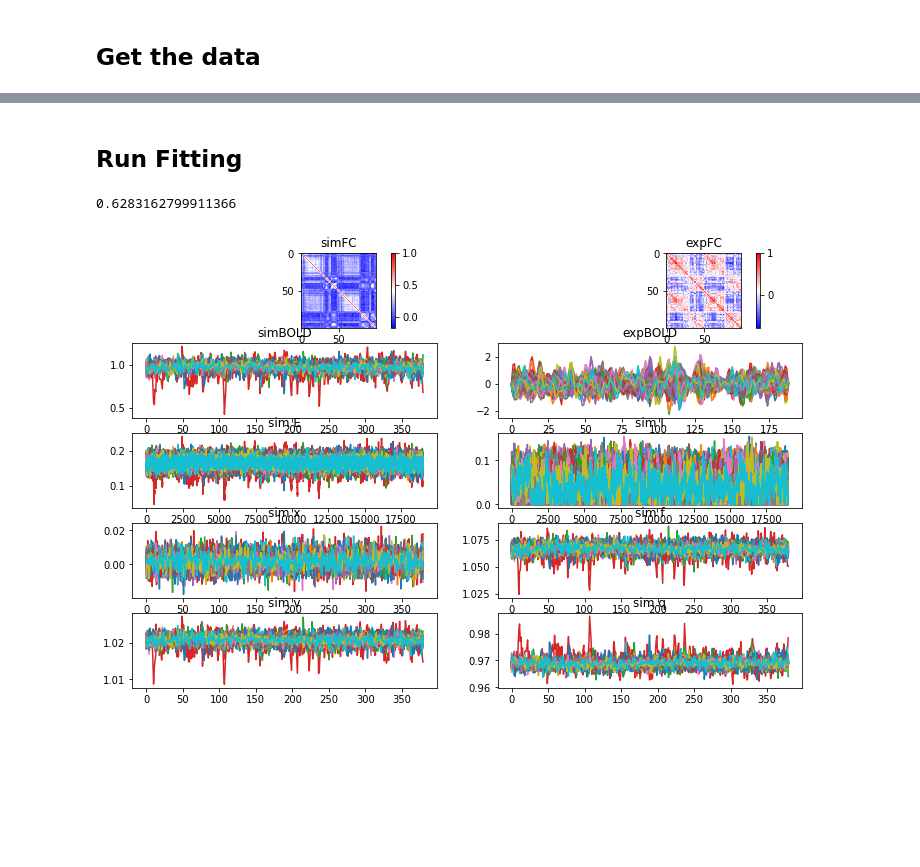
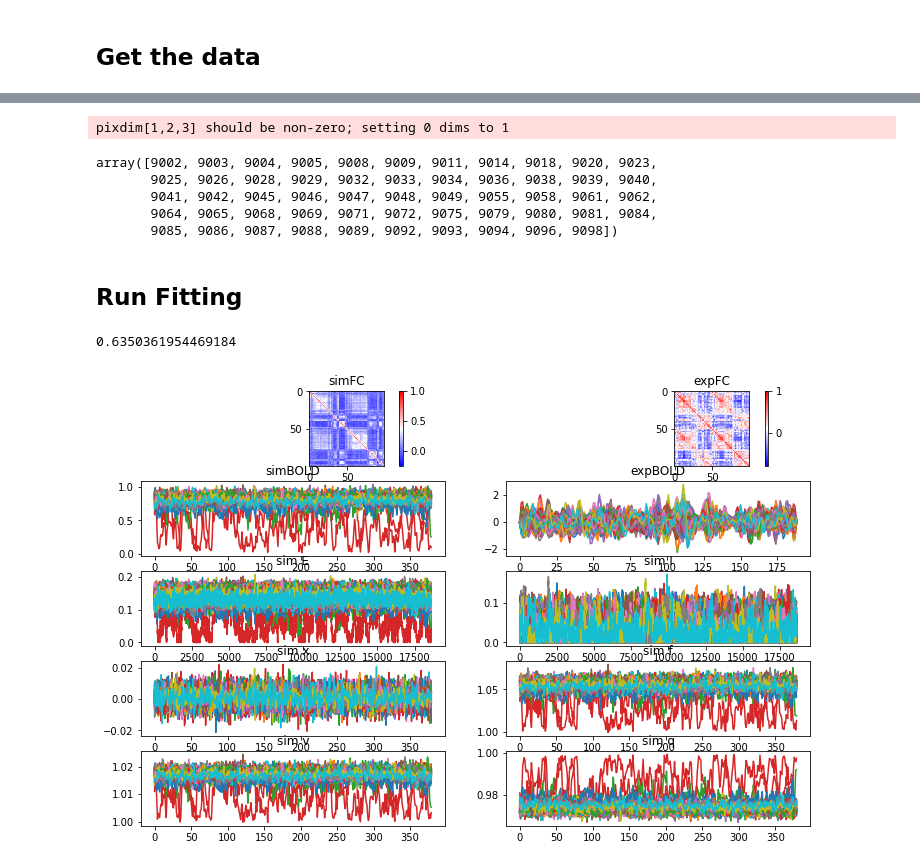
Before and after one commit to GriffithsLab/kcnischool2022-projectweek, a Jupyter notebook: notebooks/KCNIss2022_WBM_RWWPyT_forward.ipynb, the cells around one changed output, grey strips where cells are left out. Drawn from its saved outputs; the diff is of its cells as text; code cells hidden in the pictures; blank space fills up the shorter version.

Commit message:
modify notebook for calling forward model only)

```diff
--- a/notebooks/KCNIss2022_WBM_RWWPyT_forward.ipynb
+++ b/notebooks/KCNIss2022_WBM_RWWPyT_forward.ipynb
@@ -901,0 +39,7 @@ pixdim[1,2,3] should be non-zero; setting 0 dims to 1
+# %%
+
+stuff = load_stockholm_data()
+schaf_idxs,schaf_labs,schaf_rgbs,schaf_dat,subs,dwiconn_dfs,ptsrs_dfs,pcrs_dfs = stuff
+subsesses = list(pcrs_dfs.keys())
+# %% [output]
+pixdim[1,2,3] should be non-zero; setting 0 dims to 1
@@ -902,5 +68,15 @@ pixdim[1,2,3] should be non-zero; setting 0 dims to 1
+# %%
+subs
+# %% [output]
+array([9002, 9003, 9004, 9005, 9008, 9009, 9011, 9014, 9018, 9020, 9023,
+       9025, 9026, 9028, 9029, 9032, 9033, 9034, 9036, 9038, 9039, 9040,
+       9041, 9042, 9045, 9046, 9047, 9048, 9049, 9055, 9058, 9061, 9062,
+       9064, 9065, 9068, 9069, 9071, 9072, 9075, 9079, 9080, 9081, 9084,
+       9085, 9086, 9087, 9088, 9089, 9092, 9093, 9094, 9096, 9098])
 # %% [markdown]
 ## Run Fitting
+# %%
+data_dir ='data/'
 # %%
 par_opt=np.loadtxt(data_dir +'para_optimal.txt')#[F.model.g.detach().numpy()[0], F.model.g_EE.detach().numpy()[0], F.model.g_IE.detach().numpy(), F.model.g_EI.detach().numpy(), \
          #F.model.std_in.detach().numpy(),F.model.std_out.detach().numpy()]
@@ -908,32 +84,24 @@ gain_opt = np.loadtxt(data_dir +'gain_optimal.txt')#F.model.w_bb.detach().numpy(
 # %%
 # Sub 1, Fit gains True, 80 epochs
 sub = subs[1]
 sc = dwiconn_dfs[sub].values.copy()
 sc =0.5*(sc+sc.T)
 sc = np.log1p(sc)/np.linalg.norm(np.log1p(sc))
-ts = ptsrs_dfs[sub].values.copy()
+ts = ptsrs_dfs[sub,2].values.copy()
 fc_emp = np.corrcoef(ts.T)
 model = RNNWWD(input_size=2, node_size=100, batch_size=19, step_size=0.05, tr=2.5, sc=sc, fit_gains=True,
                g_mean_ini=80, g_std_ini = .1, gEE_mean_ini=2.5, gEE_std_ini = .1)
 F = Model_fitting(model, ts, num_epochs=40)
-#### input optimal model parameters
-g_optimal = par_opt[0]
-g_EE_optimal = par_opt[1]
-g_IE_optimal = par_opt[2]
-g_EI_optimal = par_opt[3]
-std_in_optimal = par_opt[4]
-std_out_optimal = par_opt[5]
-w_bb_optimal = gain_opt
-F.model.g = Parameter(torch.tensor(g_optimal, dtype=torch.float32))
-F.model.g_EE = Parameter(torch.tensor(g_EE_optimal, dtype=torch.float32))
-F.model.g_EI = Parameter(torch.tensor(g_EI_optimal, dtype=torch.float32))
-F.model.g_IE = Parameter(torch.tensor(g_IE_optimal, dtype=torch.float32))
-F.model.w_bb = Parameter(torch.tensor(w_bb_optimal, dtype=torch.float32))
-F.model.std_in = Parameter(torch.tensor(std_in_optimal, dtype=torch.float32))
-F.model.std_out = Parameter(torch.tensor(std_out_optimal, dtype=torch.float32))
+g_opt = par_opt[0]
+g_EE_opt = par_opt[1]
+g_IE_opt = par_opt[2]
+g_EI_opt = par_opt[3]
+std_in_opt = par_opt[4]
+std_out_opt = par_opt[5]
 
-output_test = F.test(20)
+output_test = run_forward_model_newParas(F, g= g_opt, g_EE=g_EE_opt, g_IE=g_IE_opt, g_EI=g_EI_opt, std_in= std_in_opt, std_out=std_out_opt, w_bb=gain_opt)
+
 plot_sim_states_outputs(ts, output_test)
 # %% [output]
-0.6283162799911366
+0.6350361954469184
-[figure, old version]
+[figure, new version]
```
Also changed, not shown: parts of 9 cells of this notebook.
